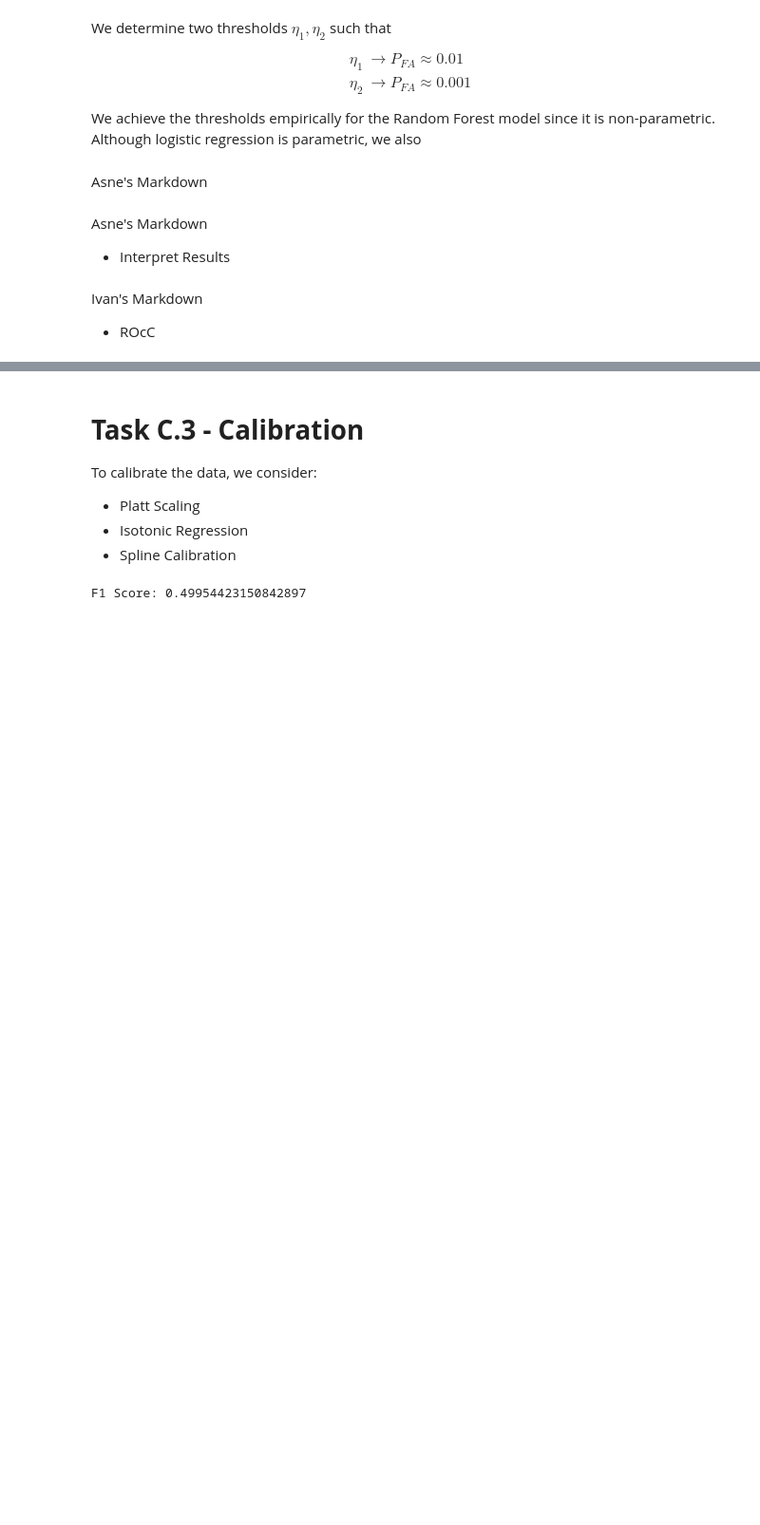
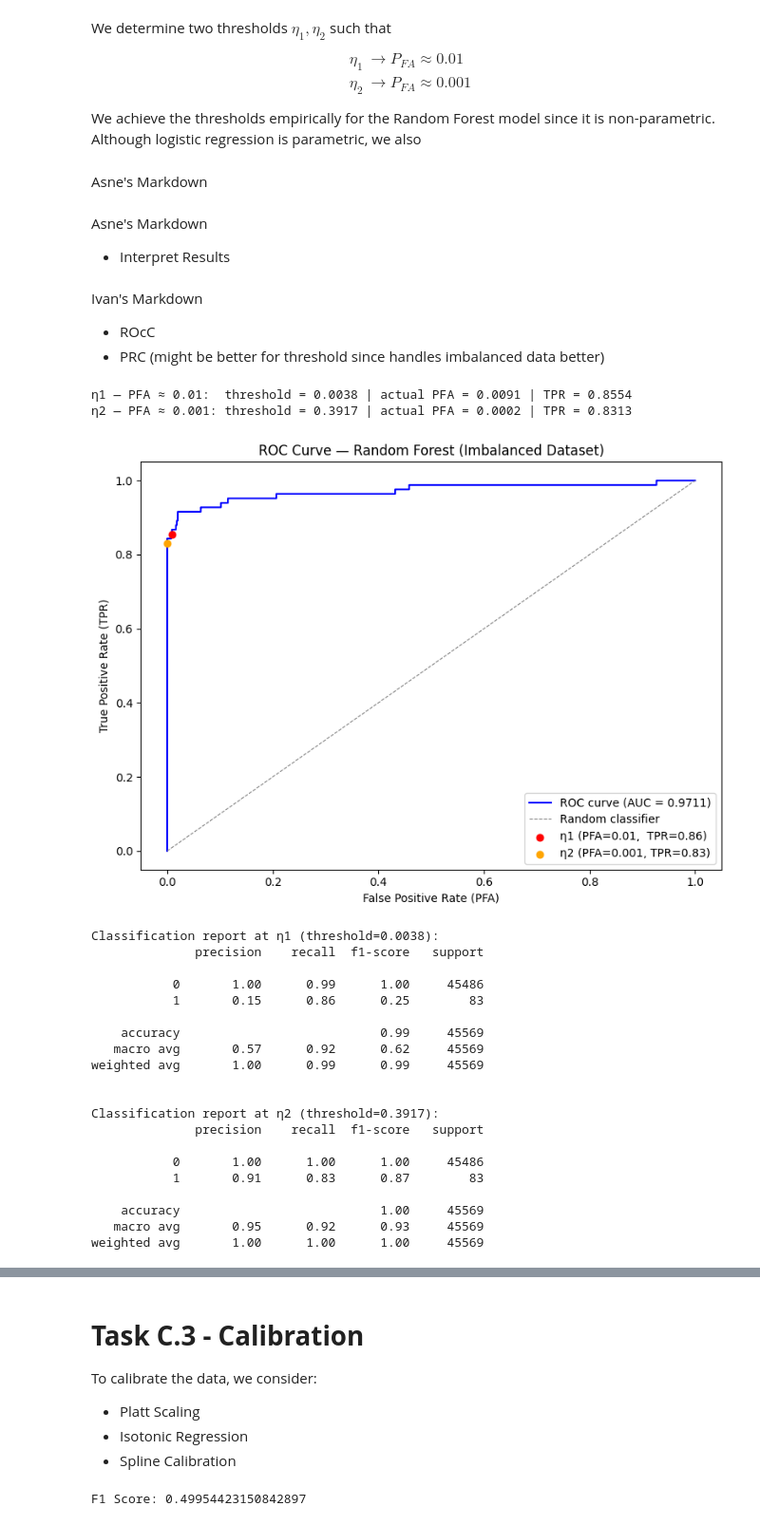
Before and after one commit to IvanCh3ung/EECE564_A3, a Jupyter notebook: A3.ipynb, the cells around one changed output, grey strips where cells are left out. Shown at 95% size. Drawn from its saved outputs; the diff is of its cells as text; code cells hidden in the pictures; blank space fills up the shorter version.

```diff
--- a/A3.ipynb
+++ b/A3.ipynb
@@ -108,0 +176,7 @@ F1 Score: 0.9406905573674145
+# %%
+best_rf = random_search.best_estimator_
+best_rf.fit(X_train_imb, y_train_imb)
+
+# Step 4 — Evaluate on validation set
+y_pred_imb = best_rf.predict(X_val_imb)
+print(classification_report(y_val_imb, y_pred_imb))
@@ -125,10 +215,74 @@ Asne's Markdown
 # %% [markdown]
 Ivan's Markdown
 - ROcC
+- PRC (might be better for threshold since handles imbalanced data better)
 # %%
-## Ivan's Code
+########################
+# ROC & THRESHOLDS     #
+########################
+import numpy as np
+import matplotlib.pyplot as plt
+from sklearn.metrics import roc_curve, auc
 
-# eta_1 for PFA = 0.01
+# Get predicted probabilities on validation set
+y_scores = best_rf.predict_proba(X_val_imb)[:, 1]
 
+# Compute ROC curve
+fpr, tpr, thresholds = roc_curve(y_val_imb, y_scores)
+roc_auc = auc(fpr, tpr)
 
-# eta_2 for PFA = 0.001
+# Find η1 (PFA ≈ 0.01) and η2 (PFA ≈ 0.001)
+idx1 = np.argmin(np.abs(fpr - 0.01))
+idx2 = np.argmin(np.abs(fpr - 0.001))
+
+eta1 = thresholds[idx1]
+eta2 = thresholds[idx2]
+
+print(f"η1 — PFA ≈ 0.01:  threshold = {eta1:.4f} | actual PFA = {fpr[idx1]:.4f} | TPR = {tpr[idx1]:.4f}")
+print(f"η2 — PFA ≈ 0.001: threshold = {eta2:.4f} | actual PFA = {fpr[idx2]:.4f} | TPR = {tpr[idx2]:.4f}")
+
+# Plot ROC curve
+plt.figure(figsize=(8, 6))
+plt.plot(fpr, tpr, color='blue', lw=1.5, label=f'ROC curve (AUC = {roc_auc:.4f})')
+plt.plot([0, 1], [0, 1], color='gray', linestyle='--', lw=0.8, label='Random classifier')
+
+# Mark thresholds
+plt.scatter(fpr[idx1], tpr[idx1], color='red',    zorder=5, label=f'η1 (PFA=0.01,  TPR={tpr[idx1]:.2f})')
+plt.scatter(fpr[idx2], tpr[idx2], color='orange', zorder=5, label=f'η2 (PFA=0.001, TPR={tpr[idx2]:.2f})')
+
+plt.xlabel('False Positive Rate (PFA)')
+plt.ylabel('True Positive Rate (TPR)')
+plt.title('ROC Curve — Random Forest (Imbalanced Dataset)')
+plt.legend(loc='lower right')
+plt.tight_layout()
+plt.show()
+
+# Evaluate hard decisions at each threshold
+for name, eta, idx in [('η1', eta1, idx1), ('η2', eta2, idx2)]:
+    y_pred_thresh = (y_scores >= eta).astype(int)
+    print(f"\nClassification report at {name} (threshold={eta:.4f}):")
+    print(classification_report(y_val_imb, y_pred_thresh))
+# %% [output]
+η1 — PFA ≈ 0.01:  threshold = 0.0038 | actual PFA = 0.0091 | TPR = 0.8554
+η2 — PFA ≈ 0.001: threshold = 0.3917 | actual PFA = 0.0002 | TPR = 0.8313
+[figure, added]
+Classification report at η1 (threshold=0.0038):
+              precision    recall  f1-score   support
+
+           0       1.00      0.99      1.00     45486
+           1       0.15      0.86      0.25        83
+
+    accuracy                           0.99     45569
+   macro avg       0.57      0.92      0.62     45569
+weighted avg       1.00      0.99      0.99     45569
+
+
+Classification report at η2 (threshold=0.3917):
+              precision    recall  f1-score   support
+
+           0       1.00      1.00      1.00     45486
+           1       0.91      0.83      0.87        83
+
+    accuracy                           1.00     45569
+   macro avg       0.95      0.92      0.93     45569
+weighted avg       1.00      1.00      1.00     45569
```
Also changed, not shown: parts of 8 cells of this notebook.
